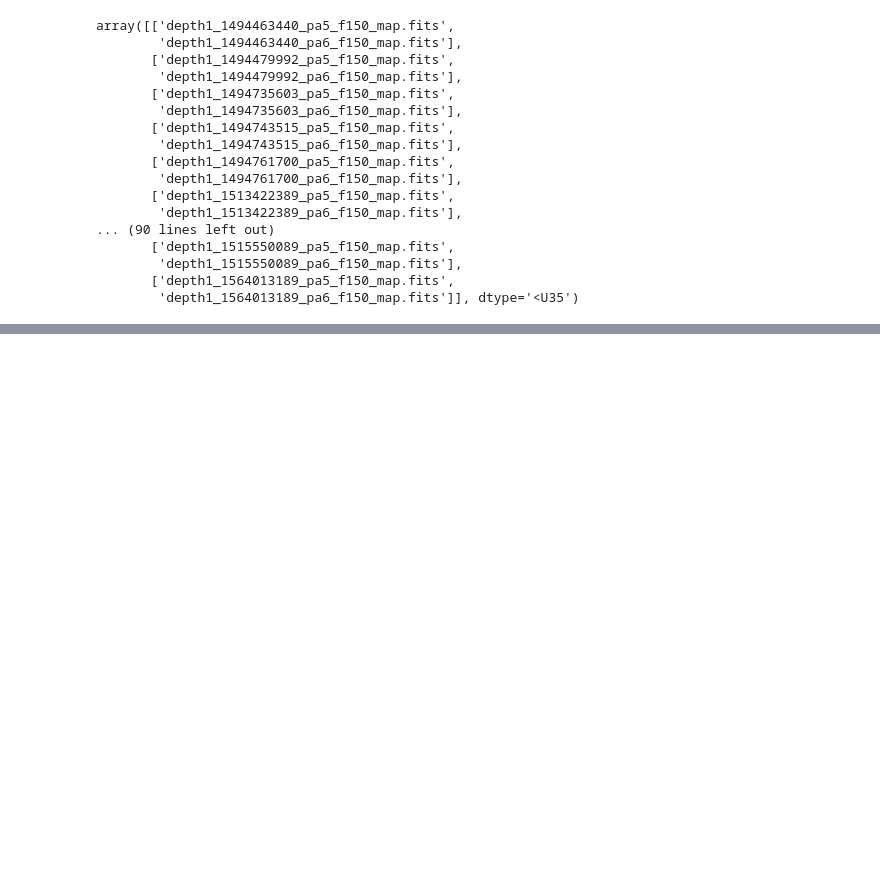
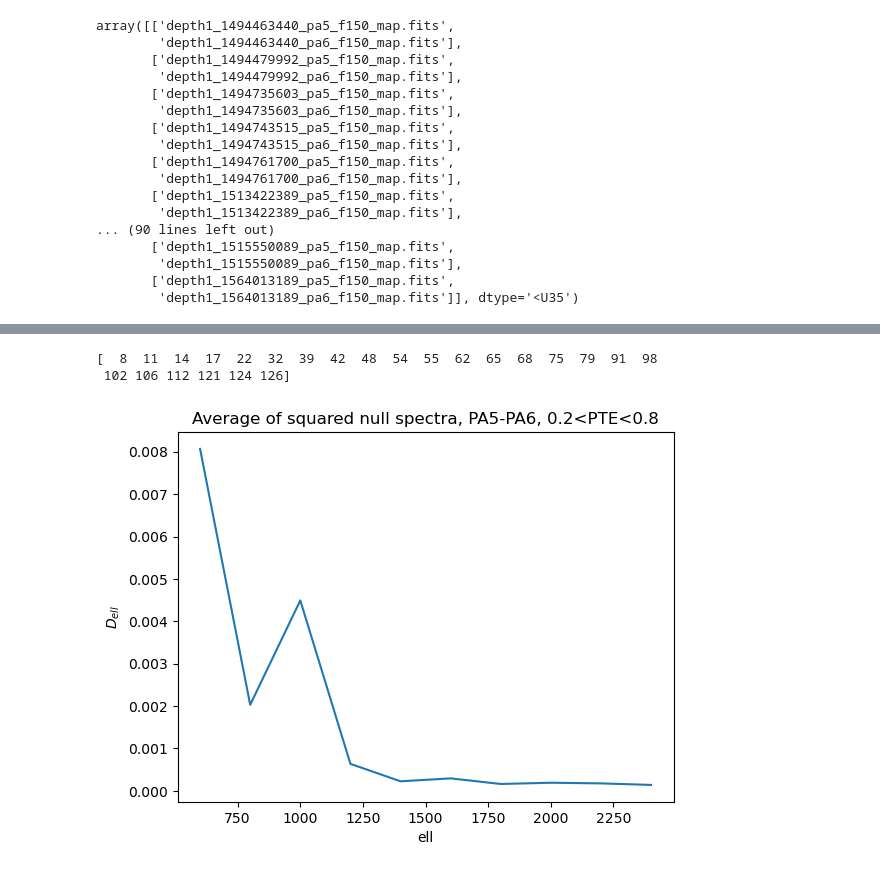
Before and after one commit to zhuber21/act-axion-analysis, a Jupyter notebook: notebooks/array_differences_larger_depth1_set_20241125.ipynb, the cells around one changed output, grey strips where cells are left out. Drawn from its saved outputs; the diff is of its cells as text; code cells hidden in the pictures; blank space fills up the shorter version.

```diff
--- a/notebooks/array_differences_larger_depth1_set_20241125.ipynb
+++ b/notebooks/array_differences_larger_depth1_set_20241125.ipynb
@@ -325,0 +372,16 @@ array([['depth1_1494463440_pa5_f150_map.fits',
+# %%
+# Trying again for PTEs in a reasonable range to confirm that I don't see this low ell behavior
+mid_pa5pa6_pte_indices = np.intersect1d(np.where(np.abs(pte_all_pairs-0.5) < 0.3)[0], pa5pa6_indices)
+print(mid_pa5pa6_pte_indices)
+mid_pa5pa6_pte_avg_sq_spectrum = np.mean(est_diff_all_pairs[mid_pa5pa6_pte_indices]**2,axis=0)
+plt.plot(ell,(ell/(2*np.pi))*(ell+1)*mid_pa5pa6_pte_avg_sq_spectrum) # D_ell
+#plt.plot(ell,mid_pa5pa6_pte_avg_sq_spectrum) # C_ell
+plt.title("Average of squared null spectra, PA5-PA6, 0.2<PTE<0.8")
+plt.ylabel("$D_{ell}$")
+plt.xlabel("ell")
+plt.show()
+plt.close()
+# %% [output]
+[  8  11  14  17  22  32  39  42  48  54  55  62  65  68  75  79  91  98
+ 102 106 112 121 124 126]
+[figure, added]
```
Also changed, not shown: parts of 13 cells of this notebook, 1 other file.
